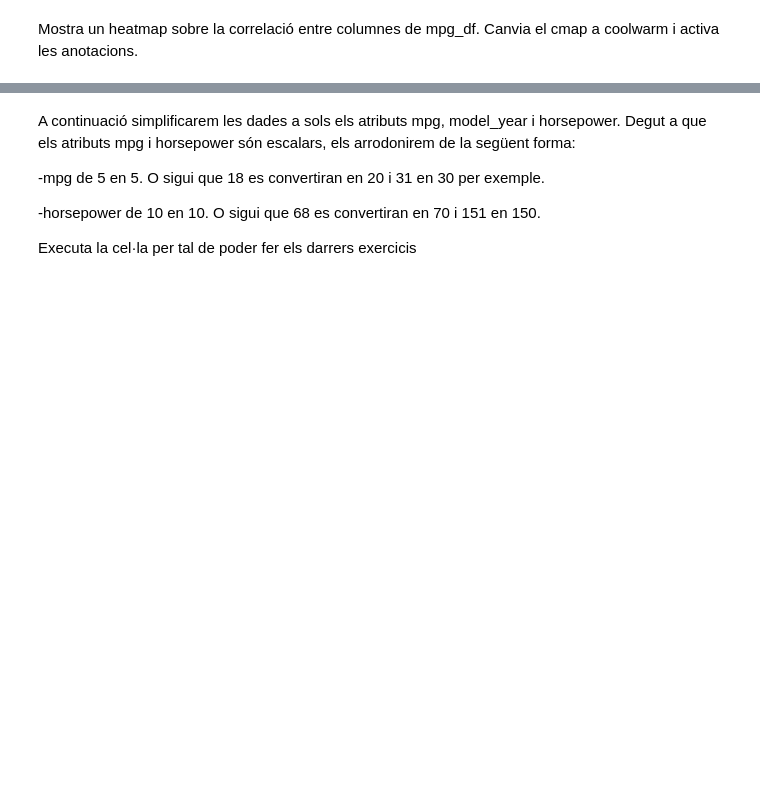
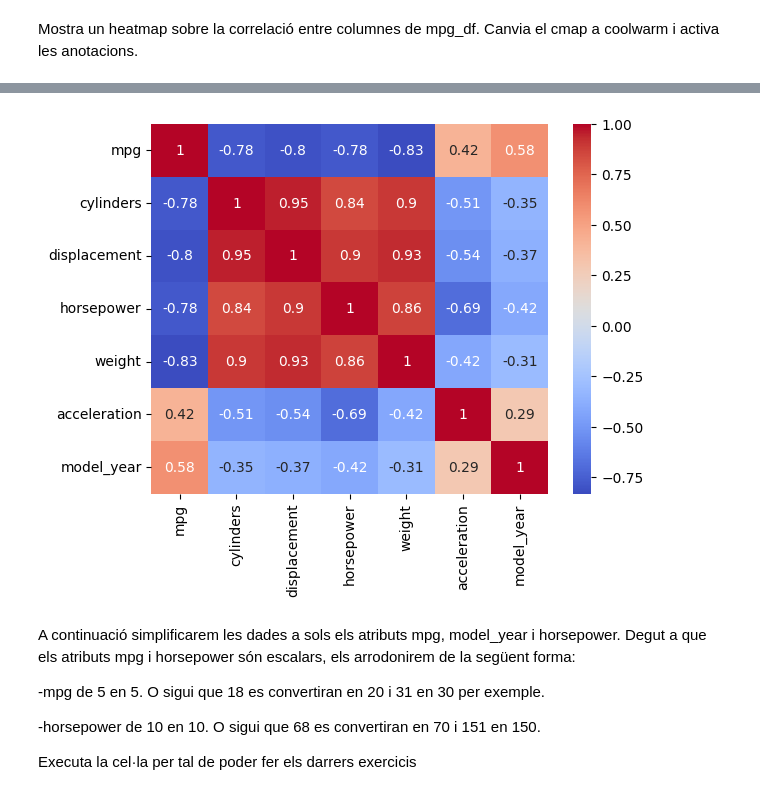
Before and after one commit to h3rm3x/DAM, a Jupyter notebook: Segundo/ERD/Ejercicios_UD2/Exercici 2.1. Visualització de dades.ipynb, the cells around one changed output, grey strips where cells are left out. Drawn from its saved outputs; the diff is of its cells as text; code cells hidden in the pictures; blank space fills up the shorter version.

```diff
--- a/Segundo/ERD/Ejercicios_UD2/Exercici 2.1. Visualització de dades.ipynb
+++ b/Segundo/ERD/Ejercicios_UD2/Exercici 2.1. Visualització de dades.ipynb
@@ -89,0 +89,3 @@ Emprant la functio corr(), visualitza els coeficients de correlació de mpg_df
+# %%
+corr_matrix = mpg_df.select_dtypes(include=['number']).corr()
+corr_matrix
@@ -96,3 +103,8 @@ Mostra un heatmap sobre la correlació entre columnes de mpg_df. Canvia el cmap
+# %%
+sns.heatmap(corr_matrix, cmap='coolwarm', annot=True)
+plt.show()
+# %% [output]
+[figure, added]
 # %% [markdown]
 A continuació simplificarem les dades a sols els atributs mpg, model_year i horsepower. Degut a que els atributs mpg i horsepower són escalars, els arrodonirem de la següent forma:
 
```
Also changed, not shown: parts of 10 cells of this notebook, 3 other files.
